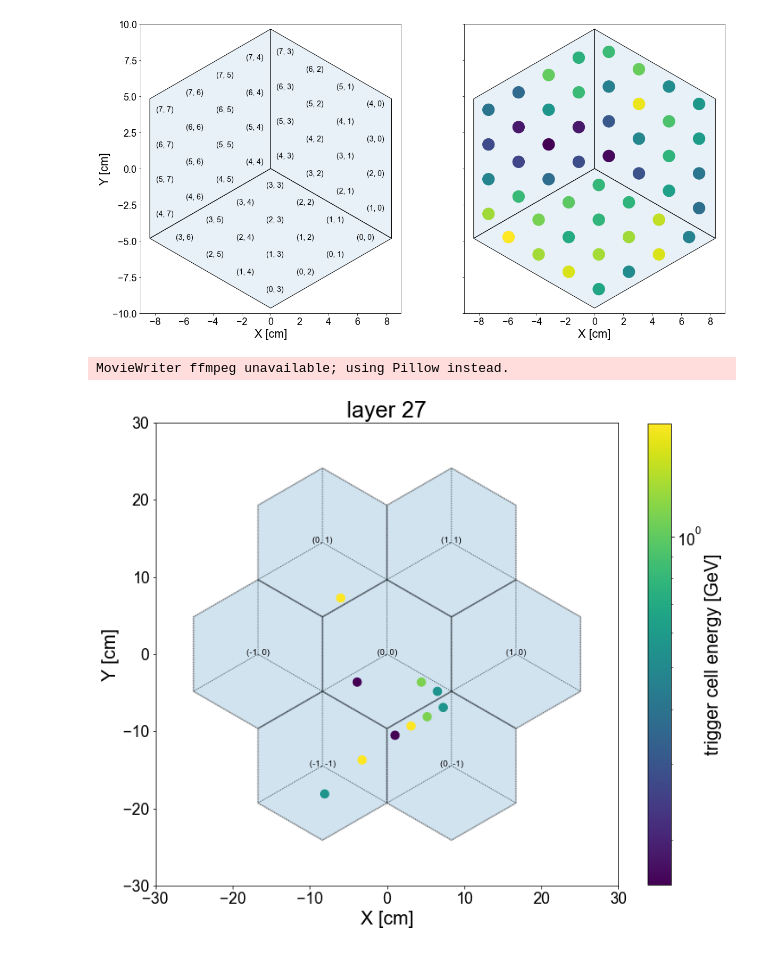
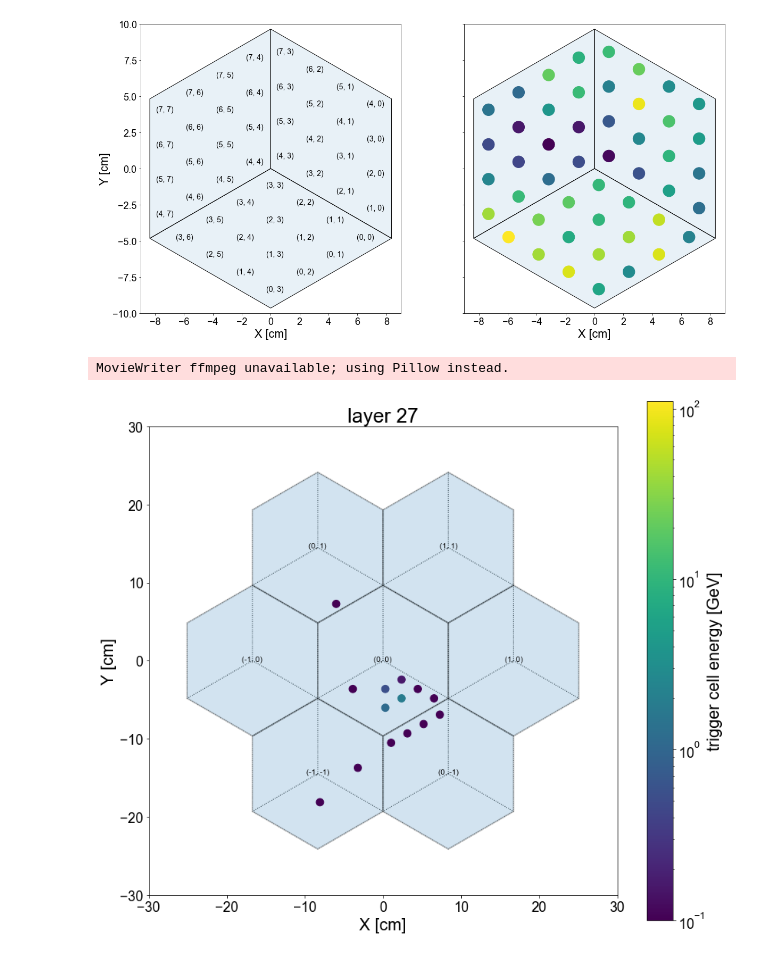
Before and after one commit to NWUHEP/hgcal-analysis, a Jupyter notebook: notebooks/tc_visualizer.ipynb, the cells around one changed output. Cells and saved outputs as stored; diff of their text form; code cells hidden in the pictures.

```diff
--- a/notebooks/tc_visualizer.ipynb
+++ b/notebooks/tc_visualizer.ipynb
@@ -25,6 +25,6 @@ matplotlib.rcParams.update({'font.size': 18, 'figure.facecolor':'white', 'figure
 # %%
 # get the data
-input_file = open('data/output_0.pkl', 'rb')
+input_file = open('local_data/tc_data/output_0.pkl', 'rb')
 data_dict = pickle.load(input_file)
 df_tc = data_dict['tc']
 df_gen = data_dict['gen']
@@ -496,7 +501,7 @@ group_wafer = event_tc.groupby(['tc_layer', 'tc_waferu', 'tc_waferv'])
 wafer_sums = group_wafer.sum()
 ix_max = wafer_sums['tc_energy'].idxmax()[1:]
 
-# Draw HGROC boundaries
+# Draw HGROC boundaries    plt.pcolor(X, Y, f(data), cmap=cm, vmin=-4, vmax=4)
 angle = np.pi/6
 x1 = np.array([0., 0, hex_radius*np.cos(angle), hex_radius*np.cos(angle)])
 y1 = np.array([0., hex_radius, hex_radius*np.sin(angle), -hex_radius*np.sin(angle)])
@@ -550,46 +555,52 @@ for x, y, u, v in zip(xy[0], xy[1], coord[0], coord[1]):
     ax.text(x, y+0.2, f'({u}, {v})', ha='center', va='center', size=10)
 
 # overlay trigger cells.  Combine energy deposits from different events using groupby.
+tc_energy_max = event_tc['tc_energy'].max()
 layer_tc = event_tc.query('tc_layer == 1')
 tc_energy = layer_tc['tc_energy'].values
 #tc_energy = event_tc.tc_energy.values
 x, y = layer_tc.tc_x.values - xy_offset[0], layer_tc.tc_y.values - xy_offset[1]
 marker_size = 95. #/ (1 + np.exp(-tc_energy)/10)
+cmap = matplotlib.cm.get_cmap('viridis')
 scat = ax.scatter(x, y,
                   marker='o', #(6, 0, 0),
                   s=marker_size,
                   c=tc_energy,
+                  norm=matplotlib.colors.LogNorm(vmin=0.1, vmax=tc_energy_max),
                   zorder=2,
-                  norm=matplotlib.colors.LogNorm()
                  )
 ax.set_xlim(-30, 30)
 ax.set_ylim(-30, 30)
 ax.set_xlabel('X [cm]')
 ax.set_ylabel('Y [cm]')
 #ax.set_title(f'event {event_ix},
 
 cbar = fig.colorbar(scat, ax=ax, shrink=0.82)
 cbar.set_label('trigger cell energy [GeV]')
 
+scat_anim = ax.scatter([], [], marker='o', s=marker_size, zorder=2)
 def update_plot(i, df_event, scat, xy_offset, ax):
+    cmap = matplotlib.cm.get_cmap('viridis')
     layer_tc = df_event.query(f'tc_layer == {2*i + 1}')
     tc_energy = layer_tc['tc_energy'].values
     pos = np.array([layer_tc.tc_x.values - xy_offset[0], layer_tc.tc_y.values - xy_offset[1]]).T
+
+    scat.set_color(cmap(np.log(tc_energy)))
     scat.set_offsets(pos)
-    #scat.set_color(tc_energy)
     ax.set_title(f'layer {2*i + 1}')
 
     return scat,
 
 # plot the cluster graphs
+fig.tight_layout()
 ani = animation.FuncAnimation(fig, update_plot,
                               frames=range(14),
-                              interval=500,
-                              fargs=(event_tc, scat, xy_offset, ax)
+                              interval=400,
+                              fargs=(event_tc, scat_anim, xy_offset, ax)
                              )
 
-ani.save('test.gif', dpi=80)
+ani.save('plots/test_shower_animation.gif', dpi=80)
 plt.show()
 # %% [output]
 MovieWriter ffmpeg unavailable; using Pillow instead.
-[figure, old version]
+[figure, new version]
```
Also changed, not shown: parts of 4 cells of this notebook, 3 other files.
